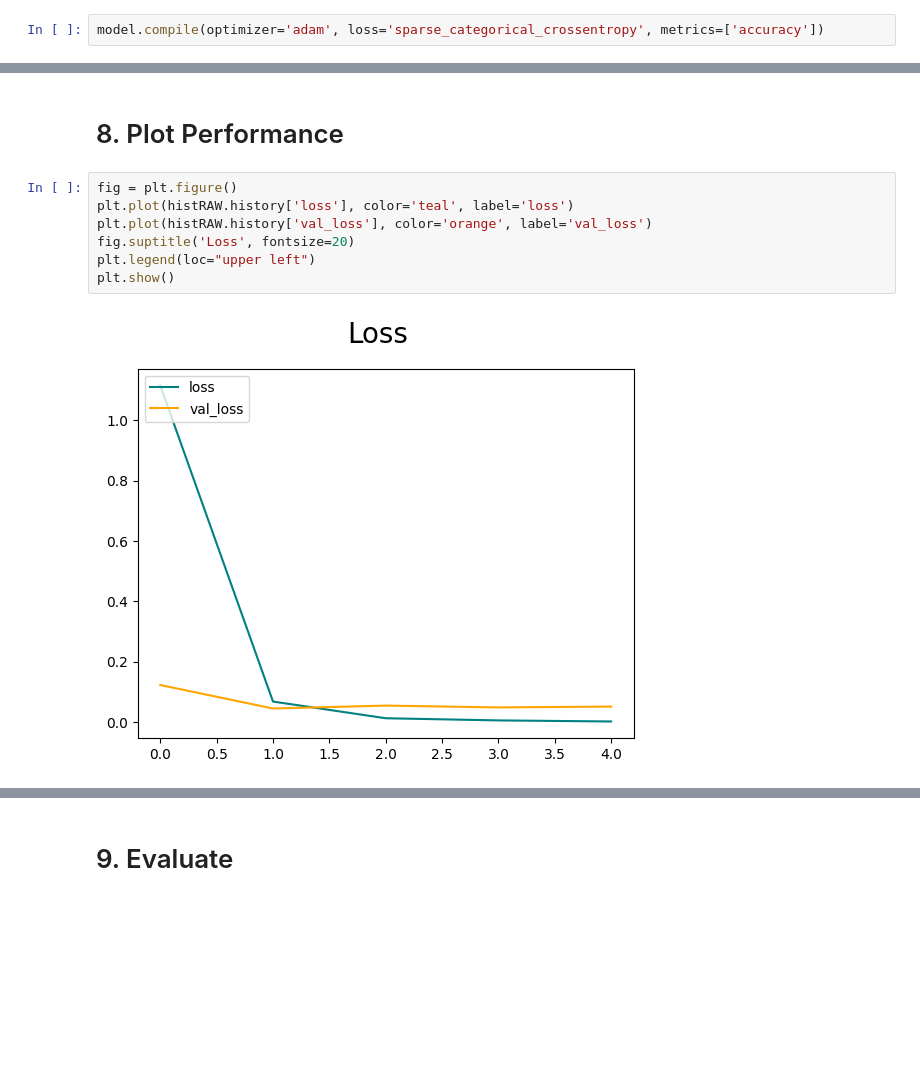
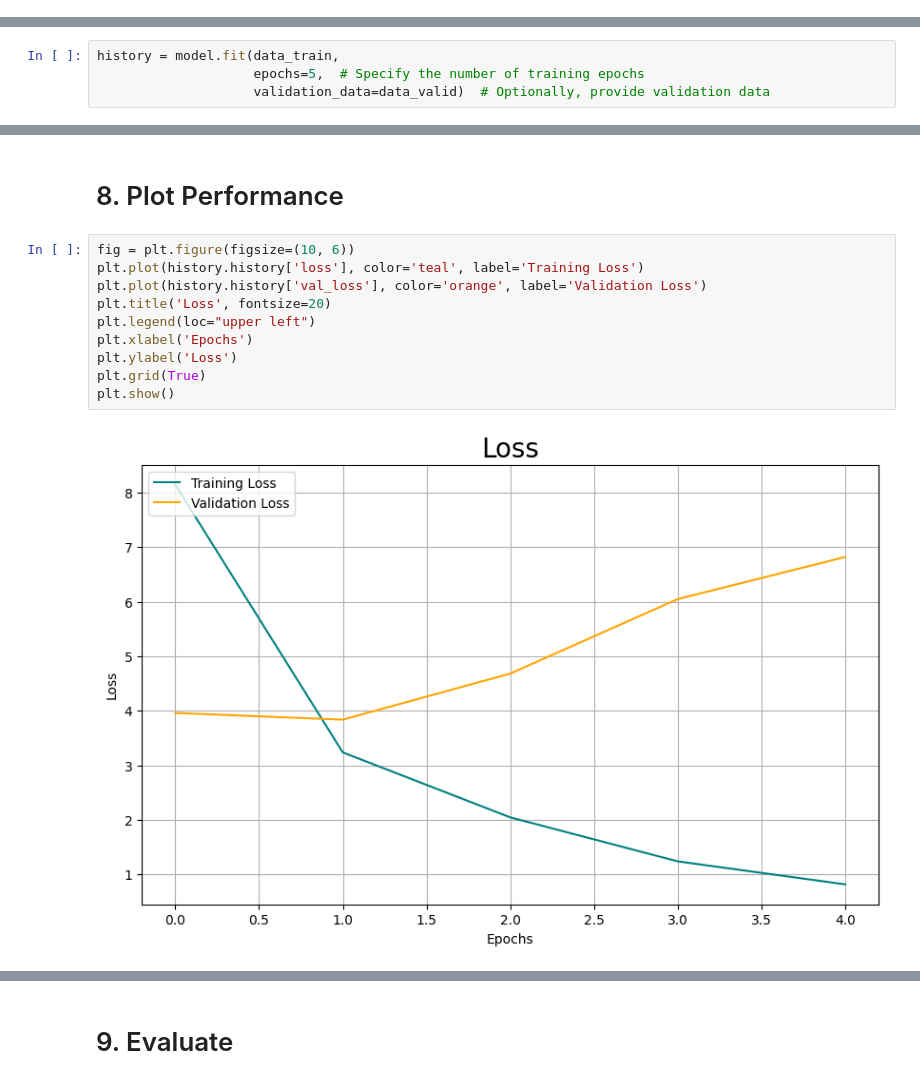
Before and after one commit to dynci22/Thesis, a Jupyter notebook: ThesisCode.ipynb, the cells around one changed output, grey strips where cells are left out. Cells and saved outputs as stored; diff of their text form; blank space fills up the shorter version.

Commit message:
Version 1 with 67% accuracy normal CNN

```diff
--- a/ThesisCode.ipynb
+++ b/ThesisCode.ipynb
@@ -192,5 +341,3 @@ model.add(Dense(27, activation='softmax'))
-# %%
-model.compile(optimizer='adam', loss='sparse_categorical_crossentropy', metrics=['accuracy'])
 # %%
 # Print input shape
 print("Input Shape:", model.input_shape)
@@ -316,0 +383,4 @@ Epoch 5/5
+# %%
+history = model.fit(data_train,
+                    epochs=5,  # Specify the number of training epochs
+                    validation_data=data_valid)  # Optionally, provide validation data
@@ -317,12 +398,15 @@ Epoch 5/5
 # %% [markdown]
 # 8. Plot Performance
 # %%
-fig = plt.figure()
-plt.plot(histRAW.history['loss'], color='teal', label='loss')
-plt.plot(histRAW.history['val_loss'], color='orange', label='val_loss')
-fig.suptitle('Loss', fontsize=20)
+fig = plt.figure(figsize=(10, 6))
+plt.plot(history.history['loss'], color='teal', label='Training Loss')
+plt.plot(history.history['val_loss'], color='orange', label='Validation Loss')
+plt.title('Loss', fontsize=20)
 plt.legend(loc="upper left")
+plt.xlabel('Epochs')
+plt.ylabel('Loss')
+plt.grid(True)
 plt.show()
 # %% [output]
-[figure, old version]
+[figure, new version]
 # %%
```
Also changed, not shown: parts of 51 cells of this notebook.
